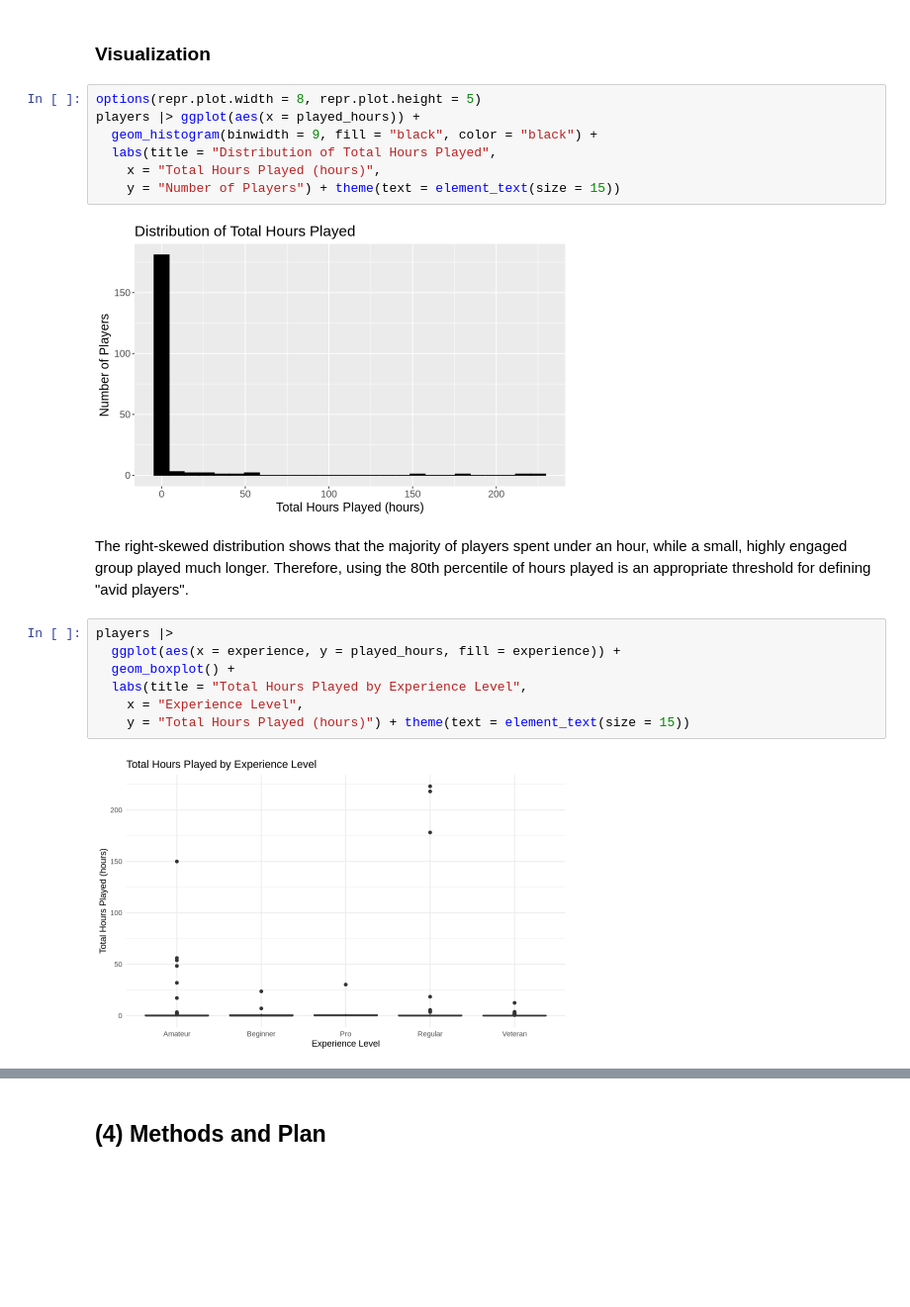
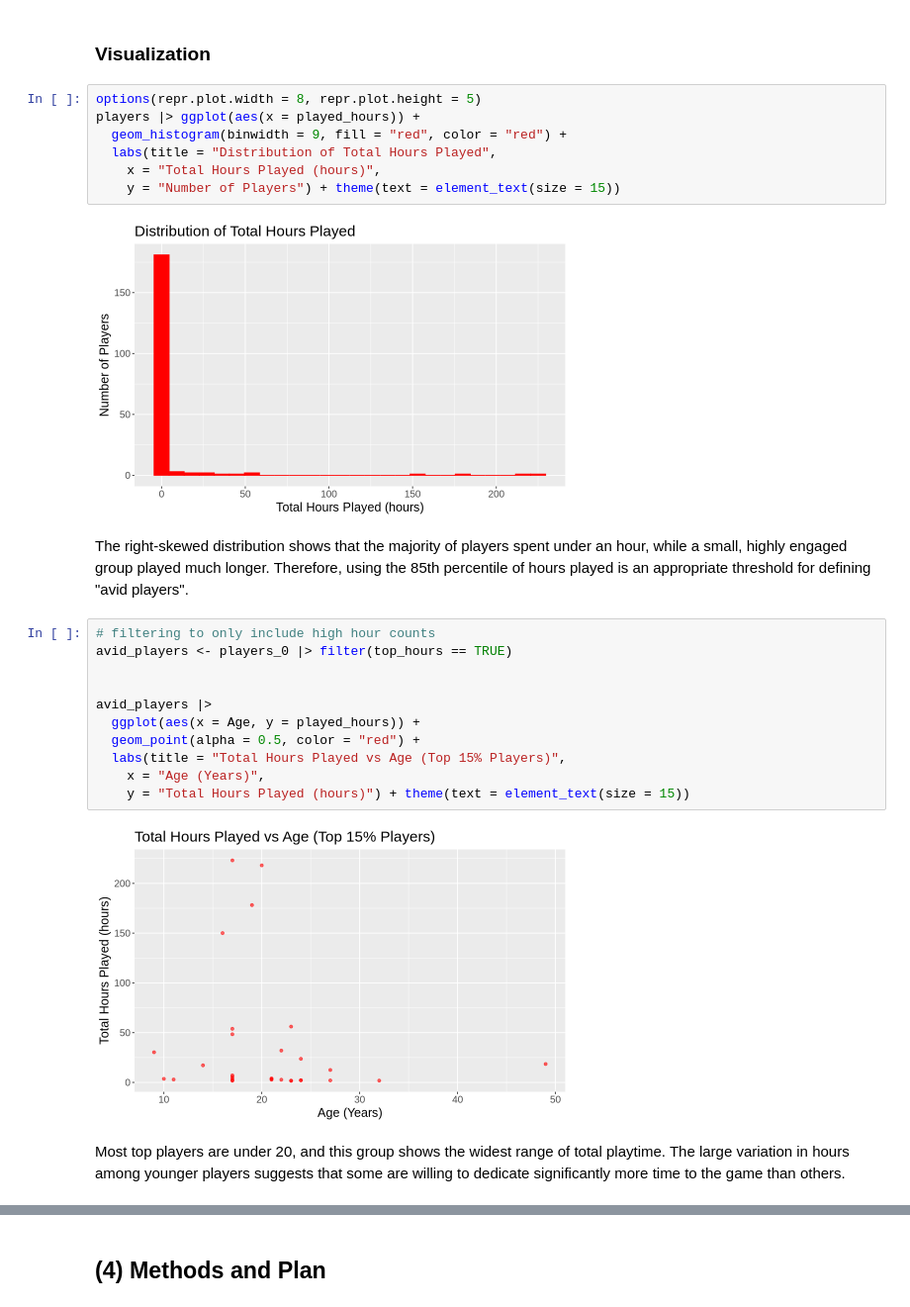
Before and after one commit to SzJasonHuang/Project-Planning, a Jupyter notebook: ProjectPlanningStage.ipynb, the cells around one changed output, grey strips where cells are left out. Shown at 99% size. Saved outputs shown, nothing was run; the diff lists cells and outputs as text; blank space fills up the shorter version.

```diff
--- a/ProjectPlanningStage.ipynb
+++ b/ProjectPlanningStage.ipynb
@@ -63,23 +79,29 @@ A data.frame: 1 × 2
 # %%
 options(repr.plot.width = 8, repr.plot.height = 5)
 players |> ggplot(aes(x = played_hours)) +
-  geom_histogram(binwidth = 9, fill = "black", color = "black") +
+  geom_histogram(binwidth = 9, fill = "red", color = "red") +
   labs(title = "Distribution of Total Hours Played",
     x = "Total Hours Played (hours)",
     y = "Number of Players") + theme(text = element_text(size = 15))
 # %% [output]
-[figure, old version]
+[figure, new version]
 # %% [markdown]
-The right-skewed distribution shows that the majority of players spent under an hour, while a small, highly engaged group played much longer. Therefore, using the 80th percentile of hours played is an appropriate threshold for defining "avid players".
+The right-skewed distribution shows that the majority of players spent under an hour, while a small, highly engaged group played much longer. Therefore, using the 85th percentile of hours played is an appropriate threshold for defining "avid players".
 # %%
-players |>
-  ggplot(aes(x = experience, y = played_hours, fill = experience)) +
-  geom_boxplot() +
-  labs(title = "Total Hours Played by Experience Level",
-    x = "Experience Level",
+# filtering to only include high hour counts
+avid_players <- players_0 |> filter(top_hours == TRUE)
+
+
+avid_players |>
+  ggplot(aes(x = Age, y = played_hours)) +
+  geom_point(alpha = 0.5, color = "red") +
+  labs(title = "Total Hours Played vs Age (Top 15% Players)",
+    x = "Age (Years)",
     y = "Total Hours Played (hours)") + theme(text = element_text(size = 15))
 # %% [output]
-[figure, old version]
+[figure, new version]
+# %% [markdown]
+Most top players are under 20, and this group shows the widest range of total playtime. The large variation in hours among younger players suggests that some are willing to dedicate significantly more time to the game than others.
 # %%
 players_0 |> ggplot(aes(x = gender, fill = factor(top_hours))) + geom_bar(position = "fill") +
 labs(title = "Proportion of Top 20% (playing time) Players by Gender",
```
Also changed, not shown: parts of 7 cells of this notebook.
